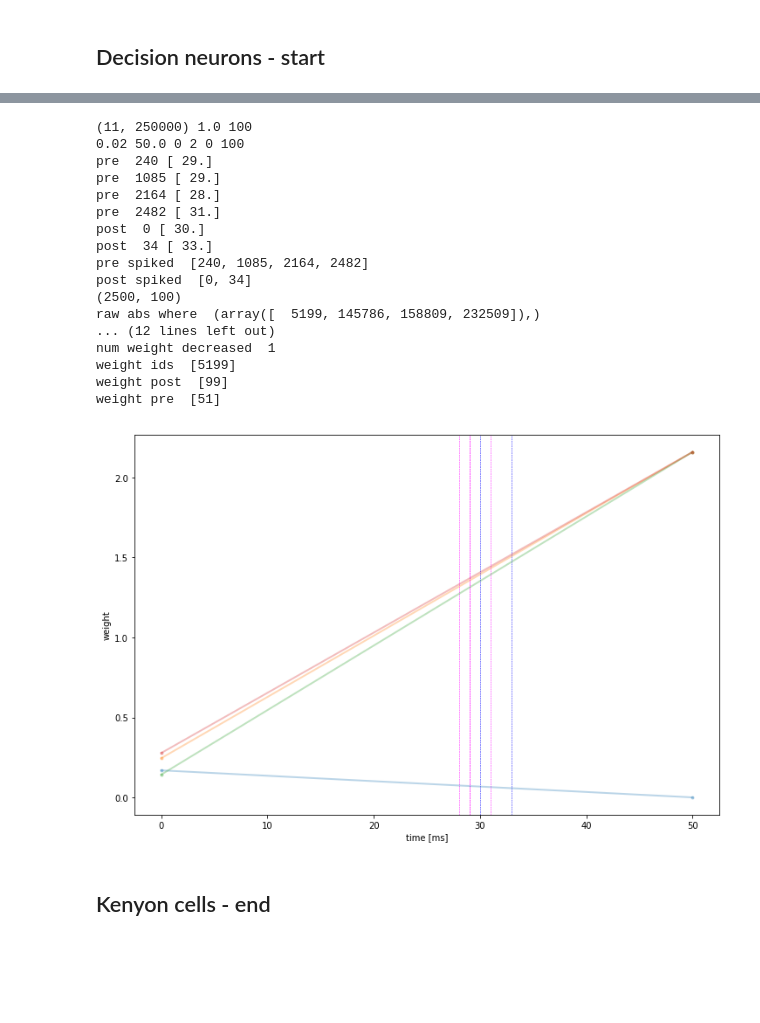
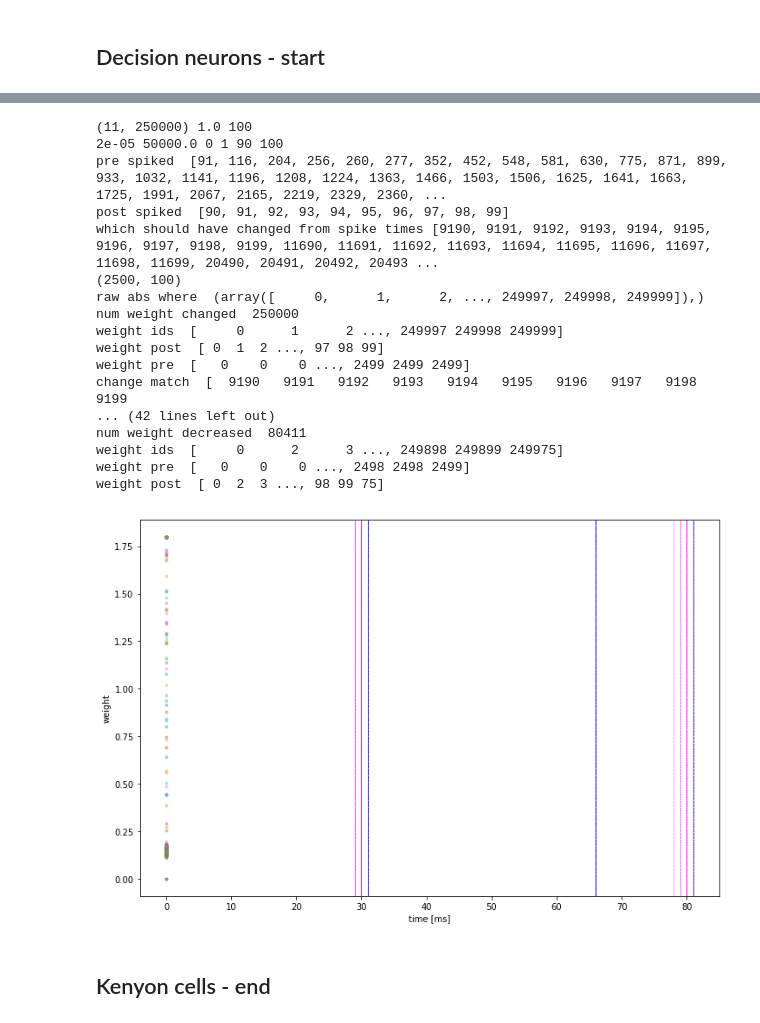
Before and after one commit to chanokin/brainscales-recognition, a Jupyter notebook: codebase/mushroom_body/analyze_mbody_results.ipynb, the cells around one changed output, grey strips where cells are left out. Cells and saved outputs as stored; diff of their text form; code cells hidden in the pictures; blank space fills up the shorter version.

```diff
--- a/codebase/mushroom_body/analyze_mbody_results.ipynb
+++ b/codebase/mushroom_body/analyze_mbody_results.ipynb
@@ -670,10 +738,10 @@ ts = data['timestep']
 # start_nid = 10
 # end_nid = 20
 
-start_t = 0.
-end_t = 50.
+start_t = 20.
+end_t = 100.
 start_nid = 0
-end_nid = 5
+end_nid = 100
 
 plot_snap(start_t, end_t, volts, k_spikes, out_spikes, ts, start_nid, end_nid)
 # %% [output]
@@ -718,12 +786,12 @@ def plot_weights(start_t, end_t, weights, spikes_in, spikes_out, n_post, start_n
 
     for i, times in enumerate(pre_spikes):
         for t in times:
-            print("pre ", i, times)
+#             print("pre {} spiked at {}".format(i, times))
             plt.axvline(t, linestyle='--', linewidth=0.5, color='magenta')
 
     for i, times in enumerate(post_spikes):
         for t in times:
-            print("post ", i, times)
+#             print("post {} spiked at {}".format(i, times))
             plt.axvline(t, linestyle='--', linewidth=0.5, color='blue')
 
     print("pre spiked ", pre_ids)
@@ -735,10 +803,10 @@ def plot_weights(start_t, end_t, weights, spikes_in, spikes_out, n_post, start_n
     for pre in pre_ids:
         for post in post_ids:
             w_ids.append(pre*n_post + post)
-#     print(w_ids)
+    print("which should have changed from spike times", w_ids)
     print(weights[0, :].reshape(-1, n_post).shape)
 
-    epsilon = 0.0000002
+    epsilon = 0#1e-5
     wdiff = weights[ts_end-1,:] - weights[ts_end-2, :]
     print("raw abs where ", np.where(np.abs(wdiff) >= epsilon))
     changed = np.where(np.abs(wdiff) >= epsilon)[0]
@@ -746,78 +814,78 @@ def plot_weights(start_t, end_t, weights, spikes_in, spikes_out, n_post, start_n
     print("weight ids ", changed)
     print("weight post ", changed%n_post)
     print("weight pre ", changed//n_post)
-    print("pre match ", np.intersect1d(changed//n_post, pre_ids))
-    print("post match ", np.intersect1d(changed%n_post, post_ids))
+    print("change match ", np.intersect1d(changed, w_ids))
+
     print()
-#     for i in w_ids:
+    for i in w_ids:
 #         print()
 #         print(weights[ts_start:ts_end, i])
-    for i in changed:
+#     for i in changed:
         plt.plot((np.arange(ts_start, ts_end, dtype='int'))*ts_to_ms,  weights[ts_start:ts_end, i],
                  linewidth=2.0, alpha=0.3, marker='.')
 
     changed = np.where(wdiff >= epsilon)[0]
     print("num weight increased ", changed.size)
     print("weight ids ", changed)
+    print("weight pre ", changed//n_post)
     print("weight post ", changed%n_post)
-    print("weight pre ", changed//n_post)
     print()
 
     changed = np.where(wdiff <= -epsilon)[0]
     print("num weight decreased ", changed.size)
     print("weight ids ", changed)
+    print("weight pre ", changed//n_post)
     print("weight post ", changed%n_post)
-    print("weight pre ", changed//n_post)
     print()
 
 #     plt.plot(weights[ts_start:ts_end, changed], linewidth=0.1)
 
 #     ax.set_xlim(start_t, end_t)
     xticks = ax.get_xticks()
 #     ax.set_xticklabels(start_t + np.array(xticks)*ts_to_ms)
     ax.set_xlabel('time [ms]')
     ax.set_ylabel('weight')
     plt.show()
 
 
 data = np.load(fname)
 weights = data['weights']
 out_spikes = data['decision_spikes']
 k_spikes = data['kenyon_spikes']
 n_post = data['args'].item().nDN
 
 ts = data['timestep']
 sample_ts = data['weight_sample_dt']
 # start_t = 900.
 # end_t = 950.
 # start_nid = 10
 # end_nid = 20
 
 start_t = 0.
-end_t = 50.
-start_nid = 0
+end_t = 100.
+start_nid = 90
 end_nid = 100
 print(weights.shape, ts, n_post)
 plot_weights(start_t, end_t, weights, k_spikes, out_spikes, n_post, start_nid, end_nid, ts=sample_ts, sim_step=ts)
 # %% [output]
 (11, 250000) 1.0 100
-0.02 50.0 0 2 0 100
-pre  240 [ 29.]
-pre  1085 [ 29.]
-pre  2164 [ 28.]
-pre  2482 [ 31.]
-post  0 [ 30.]
-post  34 [ 33.]
-pre spiked  [240, 1085, 2164, 2482]
-post spiked  [0, 34]
+2e-05 50000.0 0 1 90 100
+pre spiked  [91, 116, 204, 256, 260, 277, 352, 452, 548, 581, 630, 775, 871, 899, 933, 1032, 1141, 1196, 1208, 1224, 1363, 1466, 1503, 1506, 1625, 1641, 1663, 1725, 1991, 2067, 2165, 2219, 2329, 2360, ...
+post spiked  [90, 91, 92, 93, 94, 95, 96, 97, 98, 99]
+which should have changed from spike times [9190, 9191, 9192, 9193, 9194, 9195, 9196, 9197, 9198, 9199, 11690, 11691, 11692, 11693, 11694, 11695, 11696, 11697, 11698, 11699, 20490, 20491, 20492, 20493 ...
 (2500, 100)
-raw abs where  (array([  5199, 145786, 158809, 232509]),)
-... (12 lines left out)
-num weight decreased  1
-weight ids  [5199]
-weight post  [99]
-weight pre  [51]
+raw abs where  (array([     0,      1,      2, ..., 249997, 249998, 249999]),)
+num weight changed  250000
+weight ids  [     0      1      2 ..., 249997 249998 249999]
+weight post  [ 0  1  2 ..., 97 98 99]
+weight pre  [   0    0    0 ..., 2499 2499 2499]
+change match  [  9190   9191   9192   9193   9194   9195   9196   9197   9198   9199
+... (42 lines left out)
+num weight decreased  80411
+weight ids  [     0      2      3 ..., 249898 249899 249975]
+weight pre  [   0    0    0 ..., 2498 2498 2499]
+weight post  [ 0  2  3 ..., 98 99 75]
-[figure, old version]
+[figure, new version]
 # %%
 if bool(0):
     volts = data['dn_voltage'][0]
```
Also changed, not shown: parts of 31 cells of this notebook, 15 other files.
